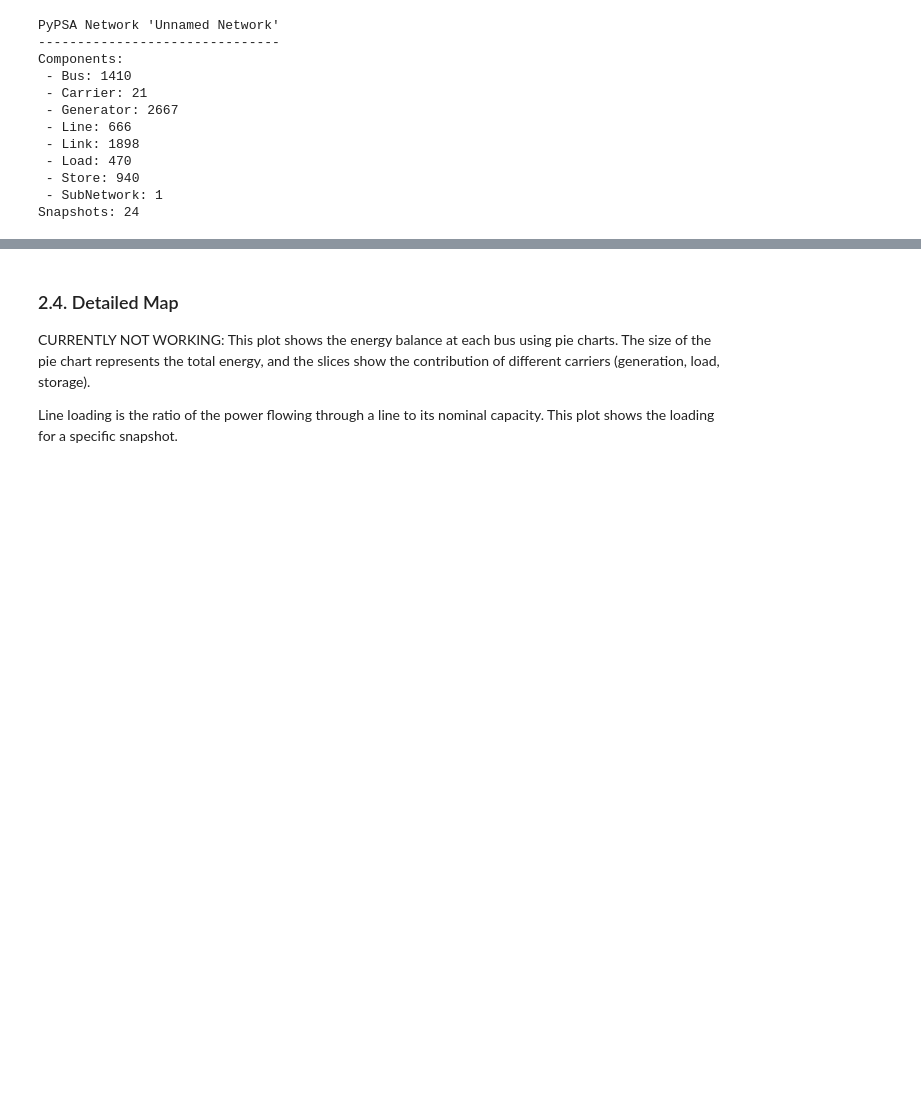
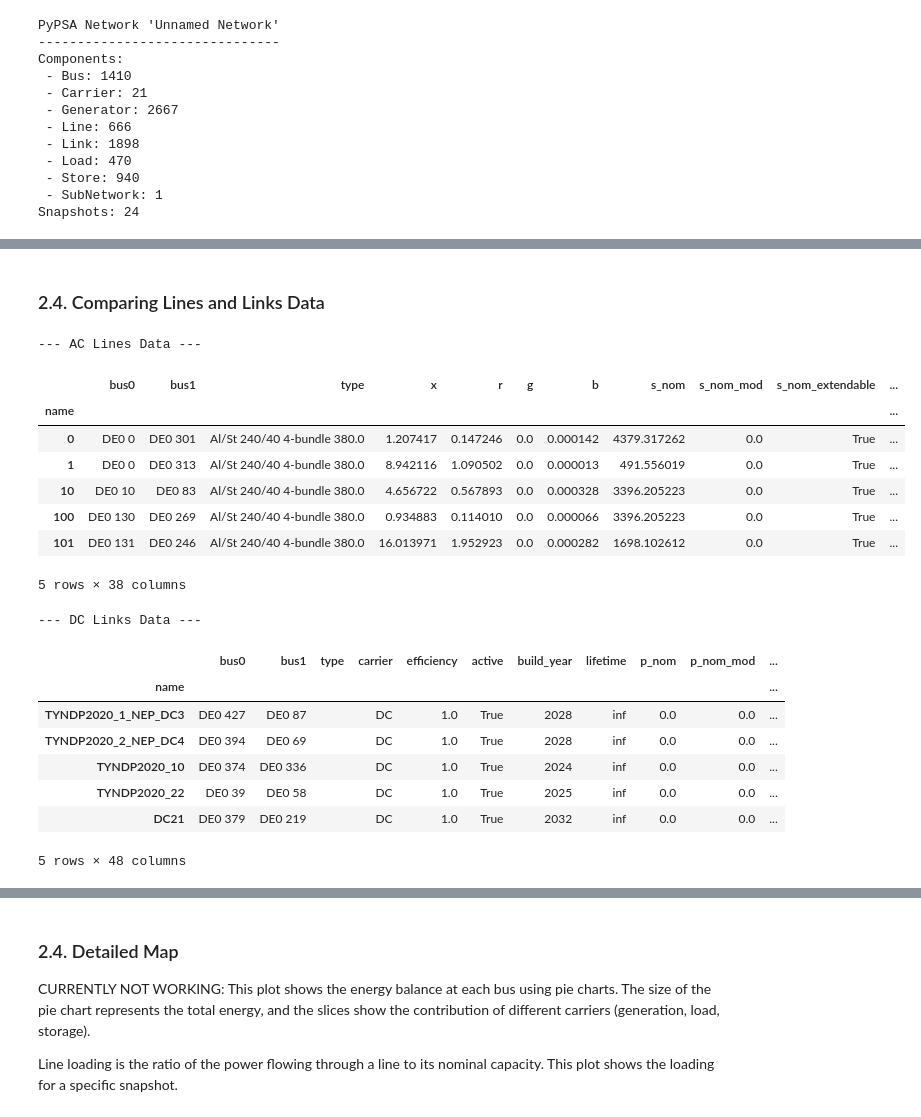
Before and after one commit to Luca2299/pypsa-eur, a Jupyter notebook: notebooks/PyPSA_Network_Analysis.ipynb, the cells around one changed output, grey strips where cells are left out. Saved outputs shown, nothing was run; the diff lists cells and outputs as text; code cells hidden in the pictures; blank space fills up the shorter version.

```diff
--- a/notebooks/PyPSA_Network_Analysis.ipynb
+++ b/notebooks/PyPSA_Network_Analysis.ipynb
@@ -122,0 +191,31 @@ plt.show()
+# %% [markdown]
+### 2.4. Comparing Lines and Links Data
+# %%
+print("--- AC Lines Data ---")
+# Displaying the first few rows of the AC lines DataFrame
+# Note the columns like 'v_nom' (nominal voltage), 'x' (reactance), and 'r' (resistance)
+display(n.lines.head())
+
+print("\n--- DC Links Data ---")
+# Displaying the first few rows of the DC links DataFrame
+# Note the absence of voltage/reactance/resistance and the presence of 'p_nom' (nominal power)
+display(n.links.head())
+# %% [output]
+--- AC Lines Data ---
+|  | bus0 | bus1 | type | x | r | g | b | s_nom | s_nom_mod | s_nom_extendable | ... |
+| name |  |  |  |  |  |  |  |  |  |  | ... |
+| 0 | DE0 0 | DE0 301 | Al/St 240/40 4-bundle 380.0 | 1.207417 | 0.147246 | 0.0 | 0.000142 | 4379.317262 | 0.0 | True | ... |
+| 1 | DE0 0 | DE0 313 | Al/St 240/40 4-bundle 380.0 | 8.942116 | 1.090502 | 0.0 | 0.000013 | 491.556019 | 0.0 | True | ... |
+| 10 | DE0 10 | DE0 83 | Al/St 240/40 4-bundle 380.0 | 4.656722 | 0.567893 | 0.0 | 0.000328 | 3396.205223 | 0.0 | True | ... |
+| 100 | DE0 130 | DE0 269 | Al/St 240/40 4-bundle 380.0 | 0.934883 | 0.114010 | 0.0 | 0.000066 | 3396.205223 | 0.0 | True | ... |
+| 101 | DE0 131 | DE0 246 | Al/St 240/40 4-bundle 380.0 | 16.013971 | 1.952923 | 0.0 | 0.000282 | 1698.102612 | 0.0 | True | ... |
+5 rows × 38 columns
+--- DC Links Data ---
+|  | bus0 | bus1 | type | carrier | efficiency | active | build_year | lifetime | p_nom | p_nom_mod | ... |
+| name |  |  |  |  |  |  |  |  |  |  | ... |
+| TYNDP2020_1_NEP_DC3 | DE0 427 | DE0 87 |  | DC | 1.0 | True | 2028 | inf | 0.0 | 0.0 | ... |
+| TYNDP2020_2_NEP_DC4 | DE0 394 | DE0 69 |  | DC | 1.0 | True | 2028 | inf | 0.0 | 0.0 | ... |
+| TYNDP2020_10 | DE0 374 | DE0 336 |  | DC | 1.0 | True | 2024 | inf | 0.0 | 0.0 | ... |
+| TYNDP2020_22 | DE0 39 | DE0 58 |  | DC | 1.0 | True | 2025 | inf | 0.0 | 0.0 | ... |
+| DC21 | DE0 379 | DE0 219 |  | DC | 1.0 | True | 2032 | inf | 0.0 | 0.0 | ... |
+5 rows × 48 columns
```
Also changed, not shown: parts of 17 cells of this notebook, 3 other files.
